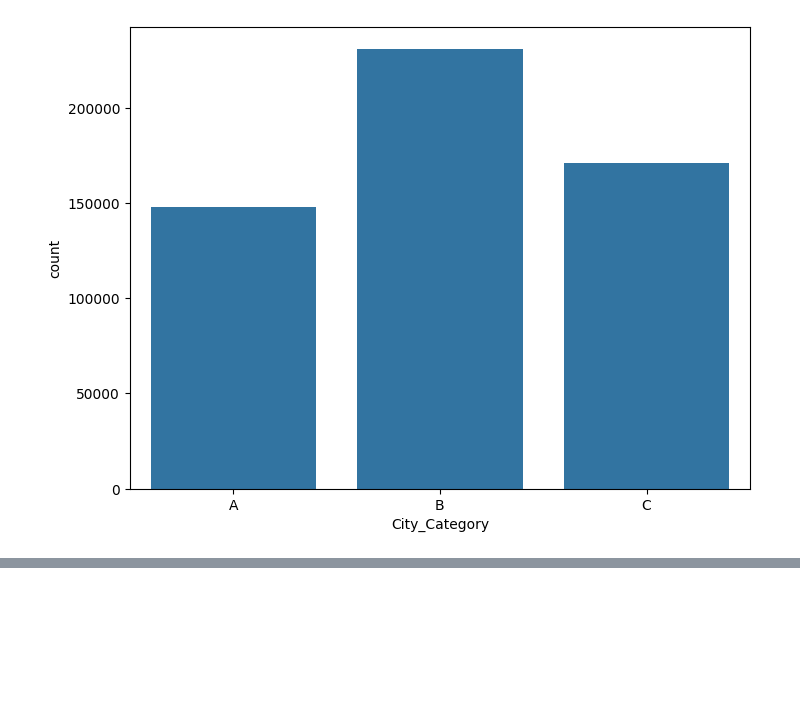
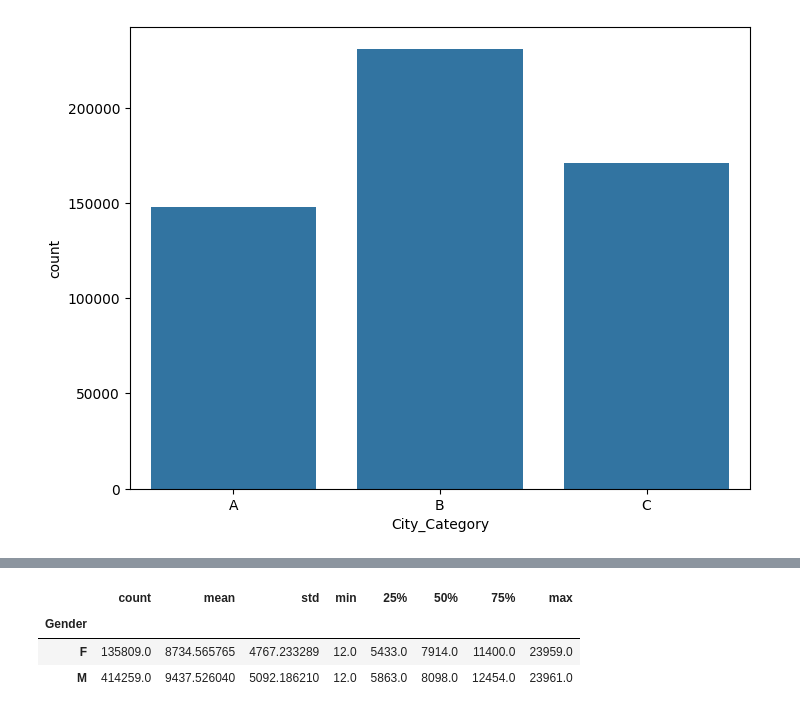
Before and after one commit to AntaraR12/Walmart_CLT, a Jupyter notebook: notebook.ipynb, the cells around one changed output, grey strips where cells are left out. Cells and saved outputs as stored; diff of their text form; code cells hidden in the pictures; blank space fills up the shorter version.

```diff
--- a/notebook.ipynb
+++ b/notebook.ipynb
@@ -214,0 +253,8 @@ ValueError: Could not interpret value `items` for `x`. An entry with this name d
+# %%
+
+df.groupby(['Gender'])['Purchase'].describe()
+# %% [output]
+|  | count | mean | std | min | 25% | 50% | 75% | max |
+| Gender |  |  |  |  |  |  |  |  |
+| F | 135809.0 | 8734.565765 | 4767.233289 | 12.0 | 5433.0 | 7914.0 | 11400.0 | 23959.0 |
+| M | 414259.0 | 9437.526040 | 5092.186210 | 12.0 | 5863.0 | 8098.0 | 12454.0 | 23961.0 |
```
Also changed, not shown: parts of 12 cells of this notebook.
